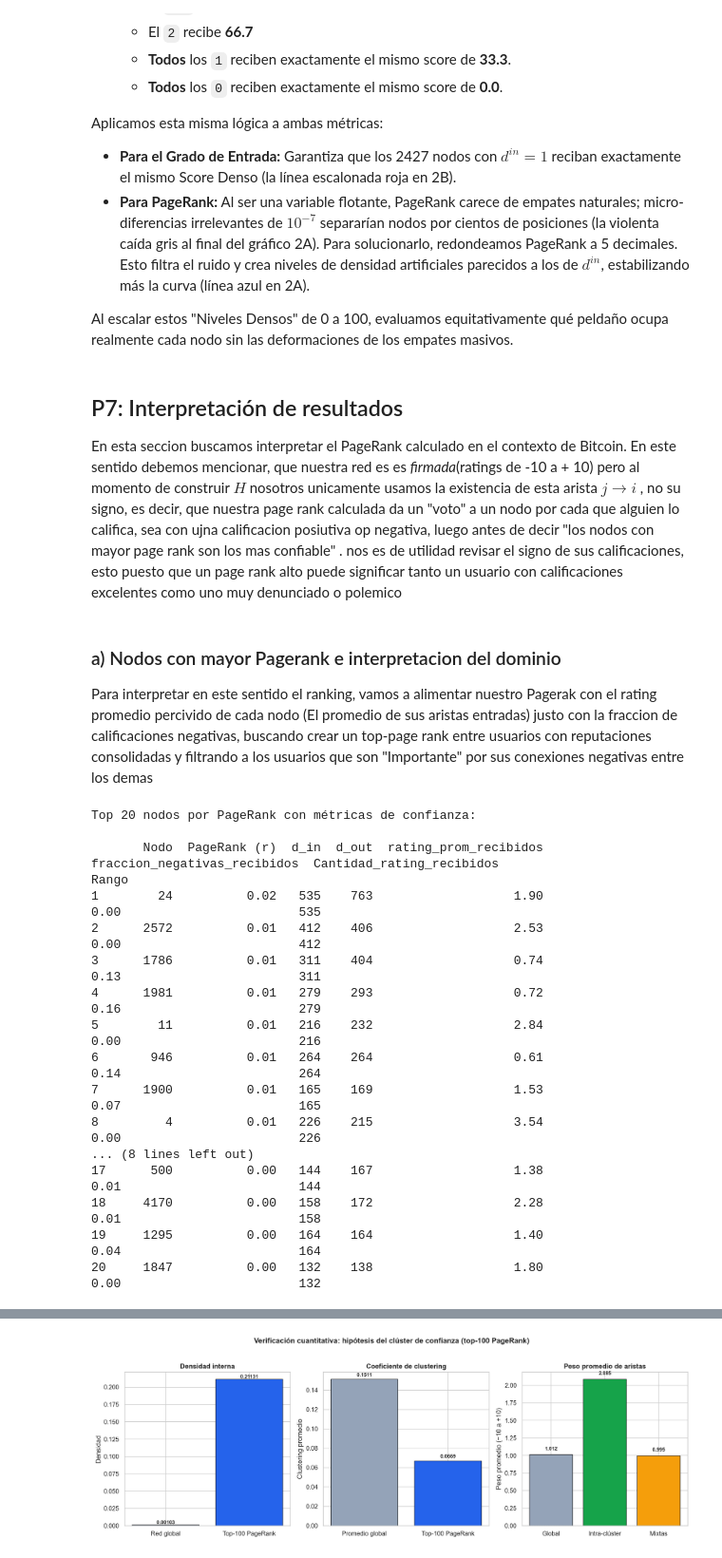
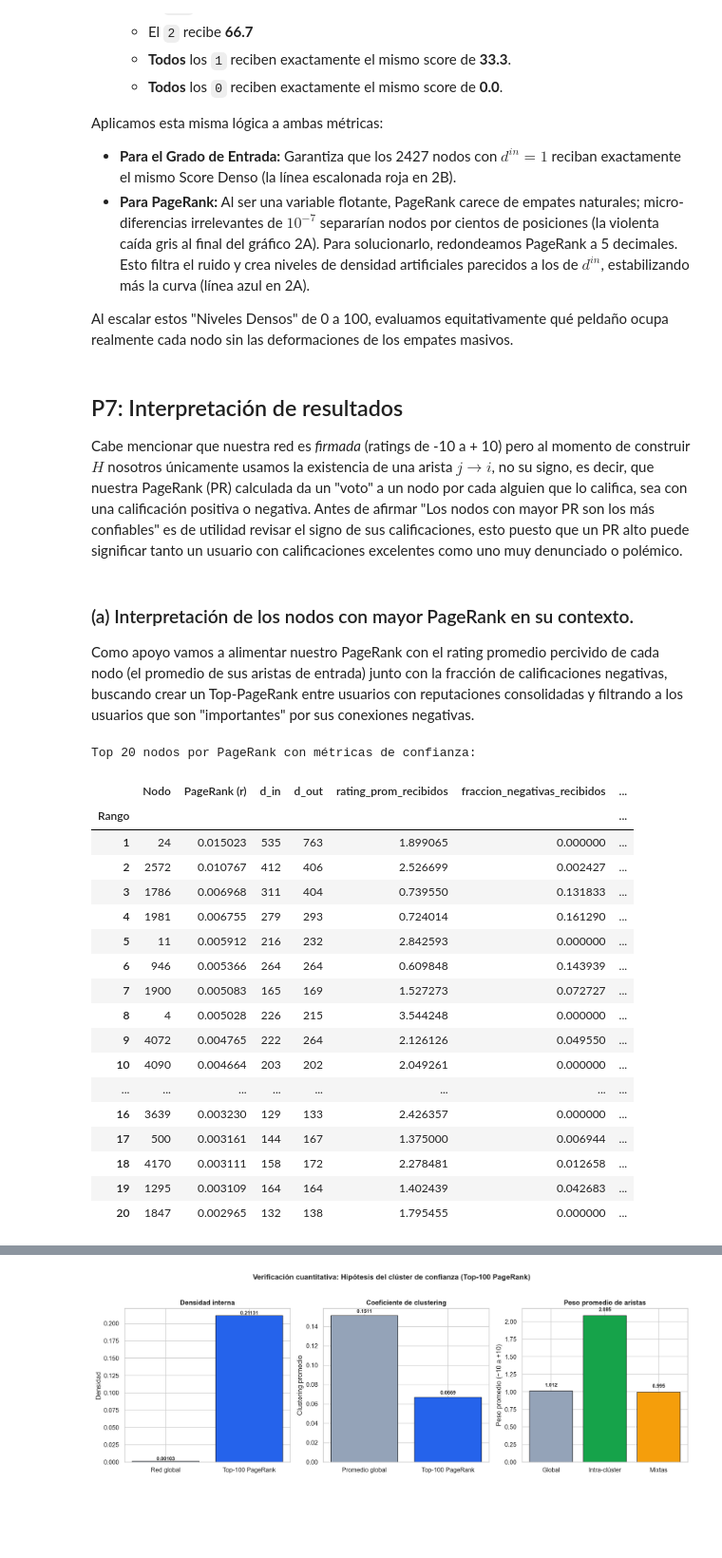
Before and after one commit to esteban78009/IMT2230-Proyecto_2-Creacion-de-page-rank, a Jupyter notebook: main.ipynb, the cells around one changed output, grey strips where cells are left out. Shown at 95% size. Saved outputs shown, nothing was run; the diff lists cells and outputs as text; code cells hidden in the pictures; blank space fills up the shorter version.

```diff
--- a/main.ipynb
+++ b/main.ipynb
@@ -745,58 +747,59 @@ Al escalar estos "Niveles Densos" de 0 a 100, evaluamos equitativamente qué pel
 # %% [markdown]
 ## P7: Interpretación de resultados
 
-En esta seccion buscamos interpretar el PageRank calculado en el contexto de Bitcoin. En este sentido debemos mencionar, que nuestra red es es *firmada*(ratings de -10 a + 10) pero al momento de construir $H$ nosotros unicamente usamos la existencia de esta arista $j \to i$ , no su signo, es decir, que nuestra page rank calculada da un "voto" a un nodo por cada que alguien lo califica, sea con ujna calificacion posiutiva op negativa, luego antes de decir "los nodos con mayor page rank son los mas confiable" . nos es de utilidad revisar el signo de sus calificaciones, esto puesto que un page rank alto puede significar tanto un usuario con calificaciones excelentes como uno muy denunciado o polemico
+Cabe mencionar que nuestra red es *firmada* (ratings de -10 a + 10) pero al momento de construir $H$ nosotros únicamente usamos la existencia de una arista $j \to i$, no su signo, es decir, que nuestra PageRank (PR) calculada da un "voto" a un nodo por cada alguien que lo califica, sea con una calificación positiva o negativa. Antes de afirmar "Los nodos con mayor PR son los más confiables" es de utilidad revisar el signo de sus calificaciones, esto puesto que un PR alto puede significar tanto un usuario con calificaciones excelentes como uno muy denunciado o polémico.
 # %% [markdown]
-### a) Nodos con mayor Pagerank e interpretacion del dominio
+### (a) Interpretación de los nodos con mayor PageRank en su contexto.
 
-Para interpretar en este sentido el ranking, vamos a alimentar nuestro Pagerak con el rating promedio percivido de cada nodo (El promedio de sus aristas entradas) justo con la fraccion de calificaciones negativas, buscando crear un top-page rank entre usuarios con reputaciones consolidadas y filtrando a los usuarios que son "Importante" por sus conexiones negativas entre los demas
+Como apoyo vamos a alimentar nuestro PageRank con el rating promedio percivido de cada nodo (el promedio de sus aristas de entrada) junto con la fracción de calificaciones negativas, buscando crear un Top-PageRank entre usuarios con reputaciones consolidadas y filtrando a los usuarios que son "importantes" por sus conexiones negativas.
 # %%
 confianza = []
 for nodo in nodos:
     in_edge = G.in_edges(nodo, data=True)
     peso = [d["weight"] for _, _, d in in_edge]
     if len(peso) > 0:
         rate = (np.mean(peso))
         fraccion = np.mean([p < 0 for p in peso])
     else:
         rate = np.nan
         fraccion = np.nan
     confianza.append({
         "Nodo": nodo,
         "rating_prom_recibidos": rate,
         "fraccion_negativas_recibidos": fraccion,
         "Cantidad_rating_recibidos": len(peso)
     })
 
 df_confianza = pd.DataFrame(confianza)
 
 df = df_pagerank.merge(df_confianza, left_on='Nodo', right_on='Nodo', how='left')
 df = df.sort_values('PageRank (r)', ascending=False).reset_index(drop=True)
 df.index = df.index + 1
 df.index.name = 'Rango'
 
 columnas_interes = ["Nodo", "PageRank (r)", "d_in", "d_out", "rating_prom_recibidos", "fraccion_negativas_recibidos", "Cantidad_rating_recibidos"]
 
-
-Top_20_preg_7 = df[columnas_interes].head(20)
 print("Top 20 nodos por PageRank con métricas de confianza:\n")
-print(Top_20_preg_7.to_string(float_format='%.2f'))
+df[columnas_interes].head(20)
+#print(Top_20_preg_7.to_string(float_format='%.2f'))
 # %% [output]
 Top 20 nodos por PageRank con métricas de confianza:
-
-       Nodo  PageRank (r)  d_in  d_out  rating_prom_recibidos  fraccion_negativas_recibidos  Cantidad_rating_recibidos
-Rango
-1        24          0.02   535    763                   1.90                          0.00                        535
-2      2572          0.01   412    406                   2.53                          0.00                        412
-3      1786          0.01   311    404                   0.74                          0.13                        311
-4      1981          0.01   279    293                   0.72                          0.16                        279
-5        11          0.01   216    232                   2.84                          0.00                        216
-6       946          0.01   264    264                   0.61                          0.14                        264
-7      1900          0.01   165    169                   1.53                          0.07                        165
-8         4          0.01   226    215                   3.54                          0.00                        226
-... (8 lines left out)
-17      500          0.00   144    167                   1.38                          0.01                        144
-18     4170          0.00   158    172                   2.28                          0.01                        158
-19     1295          0.00   164    164                   1.40                          0.04                        164
-20     1847          0.00   132    138                   1.80                          0.00                        132
+|  | Nodo | PageRank (r) | d_in | d_out | rating_prom_recibidos | fraccion_negativas_recibidos | ... |
+| Rango |  |  |  |  |  |  | ... |
+| 1 | 24 | 0.015023 | 535 | 763 | 1.899065 | 0.000000 | ... |
+| 2 | 2572 | 0.010767 | 412 | 406 | 2.526699 | 0.002427 | ... |
+| 3 | 1786 | 0.006968 | 311 | 404 | 0.739550 | 0.131833 | ... |
+| 4 | 1981 | 0.006755 | 279 | 293 | 0.724014 | 0.161290 | ... |
+| 5 | 11 | 0.005912 | 216 | 232 | 2.842593 | 0.000000 | ... |
+| 6 | 946 | 0.005366 | 264 | 264 | 0.609848 | 0.143939 | ... |
+| 7 | 1900 | 0.005083 | 165 | 169 | 1.527273 | 0.072727 | ... |
+| 8 | 4 | 0.005028 | 226 | 215 | 3.544248 | 0.000000 | ... |
+| 9 | 4072 | 0.004765 | 222 | 264 | 2.126126 | 0.049550 | ... |
+| 10 | 4090 | 0.004664 | 203 | 202 | 2.049261 | 0.000000 | ... |
+| ... | ... | ... | ... | ... | ... | ... | ... |
+| 16 | 3639 | 0.003230 | 129 | 133 | 2.426357 | 0.000000 | ... |
+| 17 | 500 | 0.003161 | 144 | 167 | 1.375000 | 0.006944 | ... |
+| 18 | 4170 | 0.003111 | 158 | 172 | 2.278481 | 0.012658 | ... |
+| 19 | 1295 | 0.003109 | 164 | 164 | 1.402439 | 0.042683 | ... |
+| 20 | 1847 | 0.002965 | 132 | 138 | 1.795455 | 0.000000 | ... |
 # %% [markdown]
```
Also changed, not shown: parts of 12 cells of this notebook, 13 other files.
